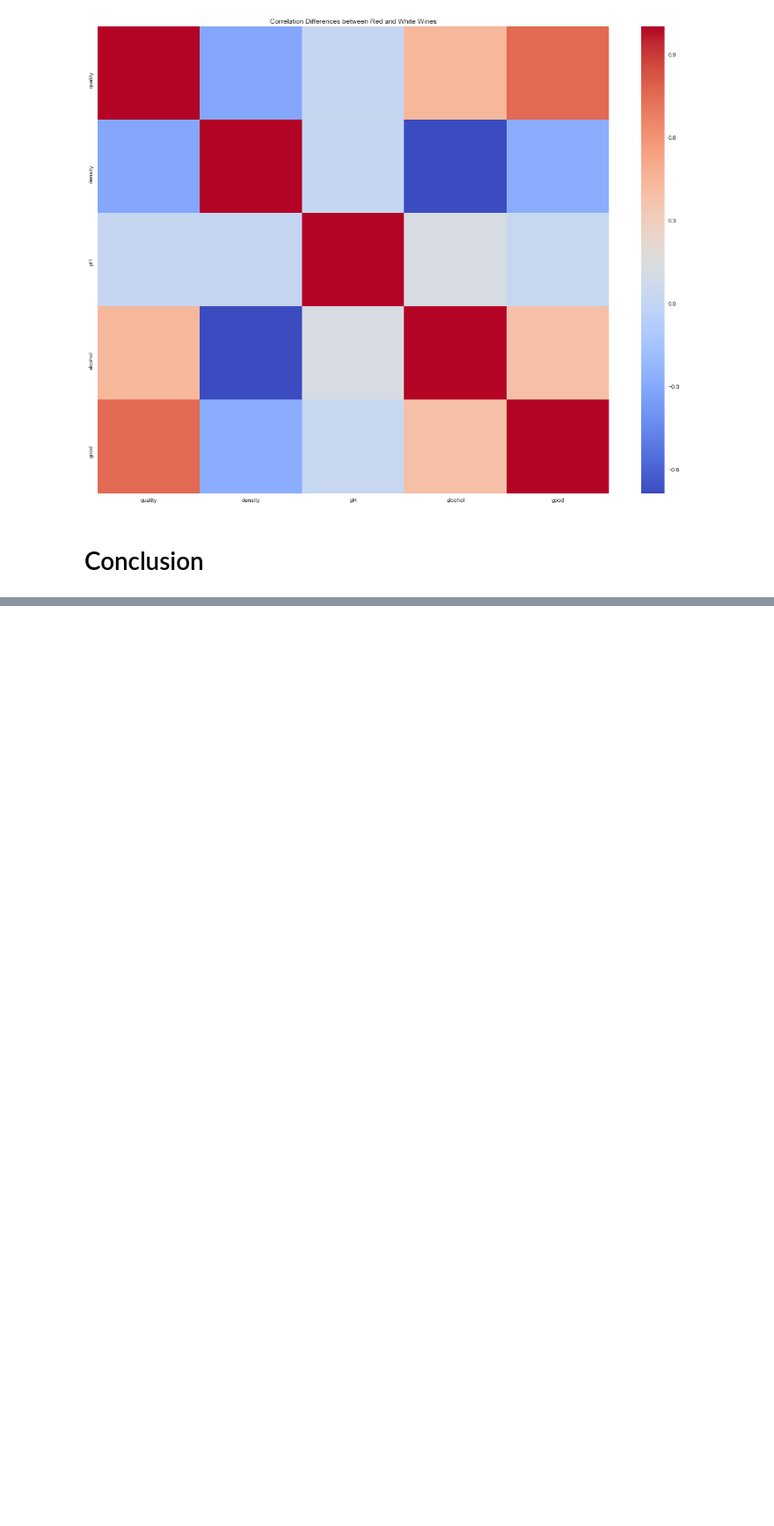
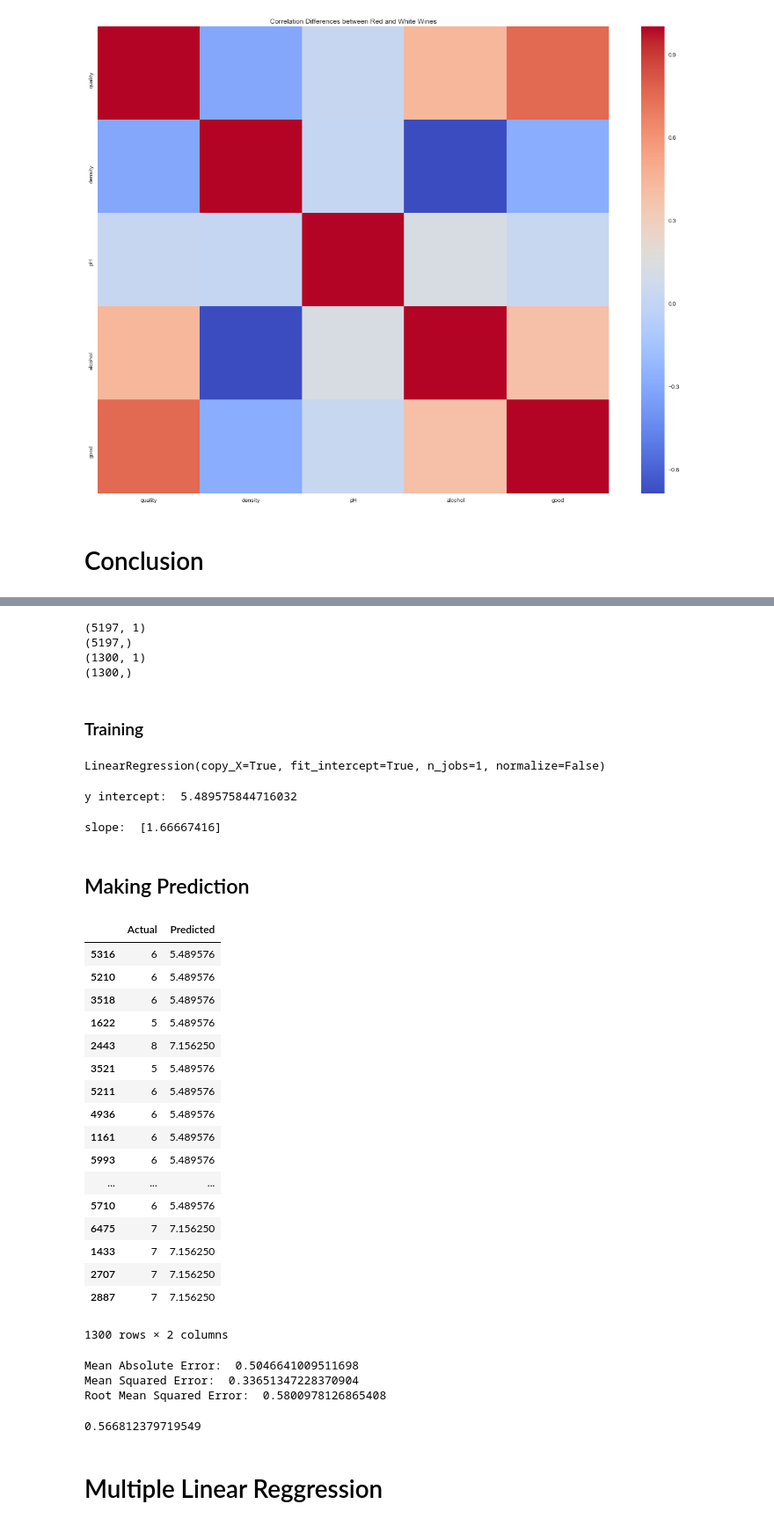
Before and after one commit to War10c3/Pyhton-Project, a Jupyter notebook: Untitled1.ipynb, the cells around one changed output, grey strips where cells are left out. Shown at 88% size. Saved outputs shown, nothing was run; the diff lists cells and outputs as text; code cells hidden in the pictures; blank space fills up the shorter version.

```diff
--- a/Untitled1.ipynb
+++ b/Untitled1.ipynb
@@ -310,0 +351,74 @@ sns.heatmap(corr,
+# %%
+from sklearn.model_selection import train_test_split
+X_train, X_test, y_train, y_test = train_test_split(x, y, test_size=0.2, \
+                                                    random_state=0)
+
+print(X_train.shape)
+print(y_train.shape)
+print(X_test.shape)
+print(y_test.shape)
+# %% [output]
+(5197, 1)
+(5197,)
+(1300, 1)
+(1300,)
+# %% [markdown]
+### Training
+# %%
+from sklearn.linear_model import LinearRegression
+regressor = LinearRegression()
+regressor.fit(X_train, y_train)
+# %% [output]
+LinearRegression(copy_X=True, fit_intercept=True, n_jobs=1, normalize=False)
+# %%
+print('y intercept: ',regressor.intercept_)
+# %% [output]
+y intercept:  5.489575844716032
+# %%
+print('slope: ',regressor.coef_)
+# %% [output]
+slope:  [1.66667416]
+# %% [markdown]
+## Making Prediction
+# %%
+y_pred = regressor.predict(X_test)
+# %%
+df = pd.DataFrame({'Actual': y_test, 'Predicted': y_pred})
+df
+# %% [output]
+|  | Actual | Predicted |
+| 5316 | 6 | 5.489576 |
+| 5210 | 6 | 5.489576 |
+| 3518 | 6 | 5.489576 |
+| 1622 | 5 | 5.489576 |
+| 2443 | 8 | 7.156250 |
+| 3521 | 5 | 5.489576 |
+| 5211 | 6 | 5.489576 |
+| 4936 | 6 | 5.489576 |
+| 1161 | 6 | 5.489576 |
+| 5993 | 6 | 5.489576 |
+| ... | ... | ... |
+| 5710 | 6 | 5.489576 |
+| 6475 | 7 | 7.156250 |
+| 1433 | 7 | 7.156250 |
+| 2707 | 7 | 7.156250 |
+| 2887 | 7 | 7.156250 |
+1300 rows × 2 columns
+# %%
+from sklearn import metrics
+
+print('Mean Absolute Error: ', metrics.mean_absolute_error(y_test, y_pred))
+
+print('Mean Squared Error: ', metrics.mean_squared_error(y_test, y_pred))
+
+print('Root Mean Squared Error: ', np.sqrt(metrics.mean_squared_error(y_test, y_pred)))
+# %% [output]
+Mean Absolute Error:  0.5046641009511698
+Mean Squared Error:  0.33651347228370904
+Root Mean Squared Error:  0.5800978126865408
+# %%
+print(metrics.r2_score(y_test, y_pred))
+# %% [output]
+0.566812379719549
+# %% [markdown]
+# Multiple Linear Reggression
```
Also changed, not shown: parts of 25 cells of this notebook.
